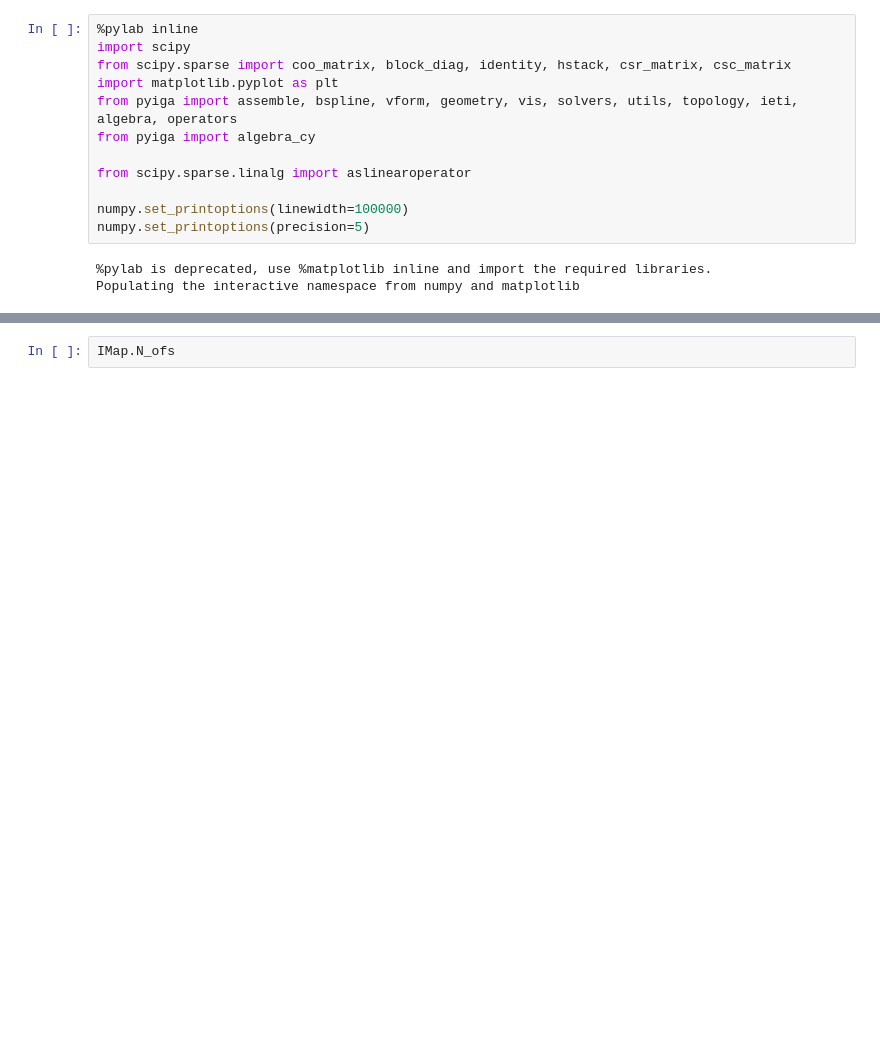
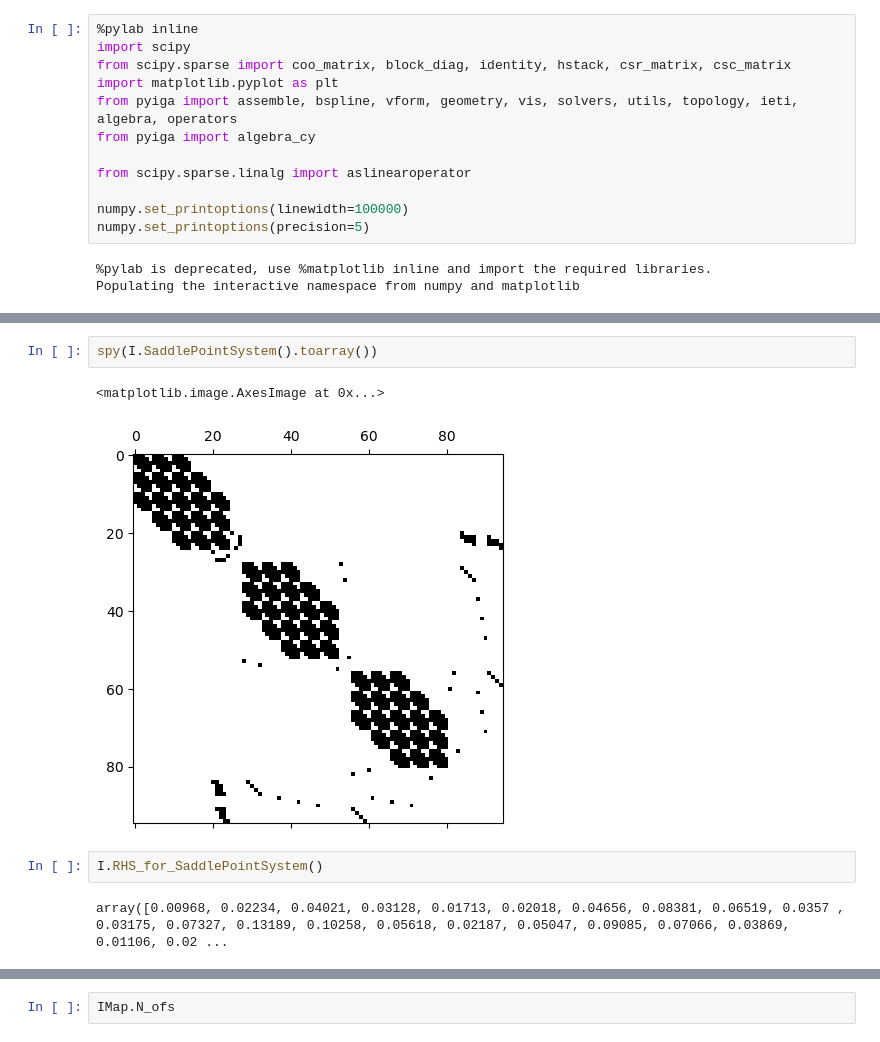
Before and after one commit to Stefan714/pyiga, a Jupyter notebook: notebooks/IETI2.ipynb, the cells around one changed output, grey strips where cells are left out. Cells and saved outputs as stored; diff of their text form; blank space fills up the shorter version.

```diff
--- a/notebooks/IETI2.ipynb
+++ b/notebooks/IETI2.ipynb
@@ -260,0 +277,9 @@ Basis setup took 0.003910064697265625 seconds
+# %%
+spy(I.SaddlePointSystem().toarray())
+# %% [output]
+<matplotlib.image.AxesImage at 0x...>
+[figure, added]
+# %%
+I.RHS_for_SaddlePointSystem()
+# %% [output]
+array([0.00968, 0.02234, 0.04021, 0.03128, 0.01713, 0.02018, 0.04656, 0.08381, 0.06519, 0.0357 , 0.03175, 0.07327, 0.13189, 0.10258, 0.05618, 0.02187, 0.05047, 0.09085, 0.07066, 0.03869, 0.01106, 0.02 ...
```
Also changed, not shown: parts of 27 cells of this notebook, 1 other file.
